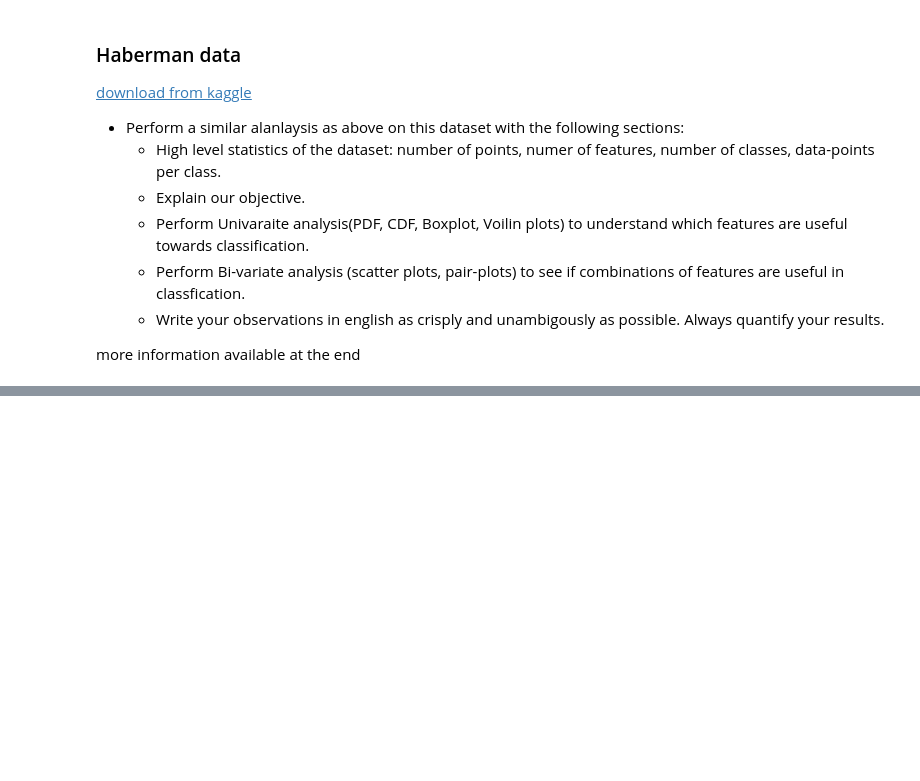
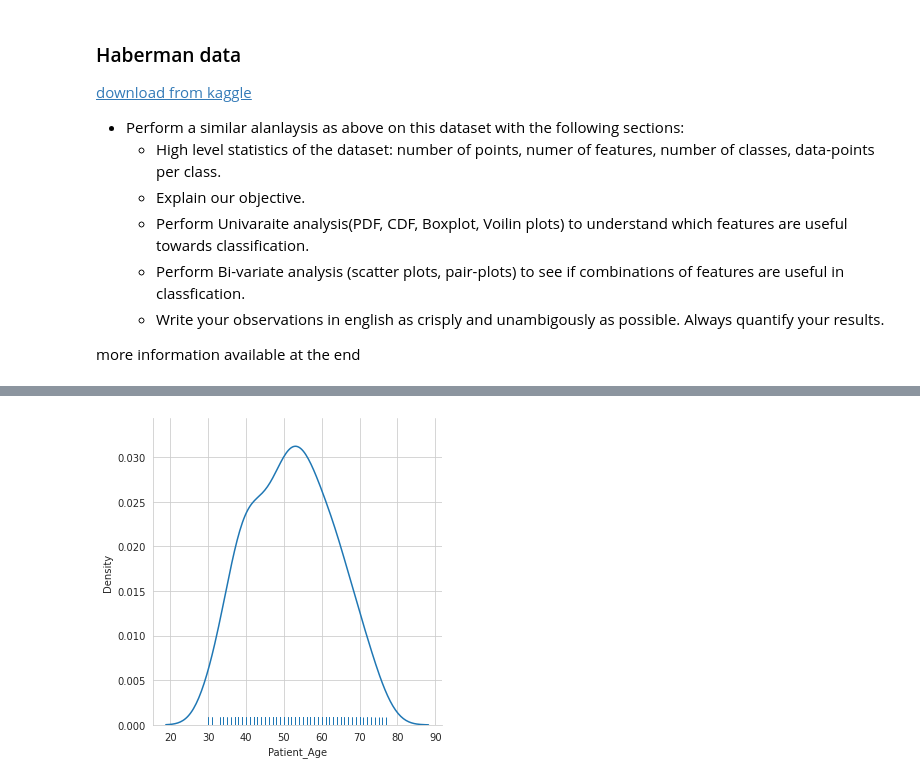
Before and after one commit to mayurkagathara/Python_Practice, a Jupyter notebook: Blogger/UOH_practice/Sem_1/Sub_2/EDA_Practice_Haberman.ipynb, the cells around one changed output, grey strips where cells are left out. Saved outputs shown, nothing was run; the diff lists cells and outputs as text; code cells hidden in the pictures; blank space fills up the shorter version.

```diff
--- a/Blogger/UOH_practice/Sem_1/Sub_2/EDA_Practice_Haberman.ipynb
+++ b/Blogger/UOH_practice/Sem_1/Sub_2/EDA_Practice_Haberman.ipynb
@@ -22,0 +83,8 @@ NameError: name 'haberman' is not defined
+# %%
+# sns.FacetGrid(haberman, hue="Survival_Status", height=5) \
+#    .map(sns.displot, "Positive_ax_nodes") \
+#    .add_legend();
+sns.displot(data=survival_yes, x="Patient_Age",kind='kde',rug=True)
+plt.show();
+# %% [output]
+[figure, added]
```
Also changed, not shown: parts of 13 cells of this notebook, 3 other files.
